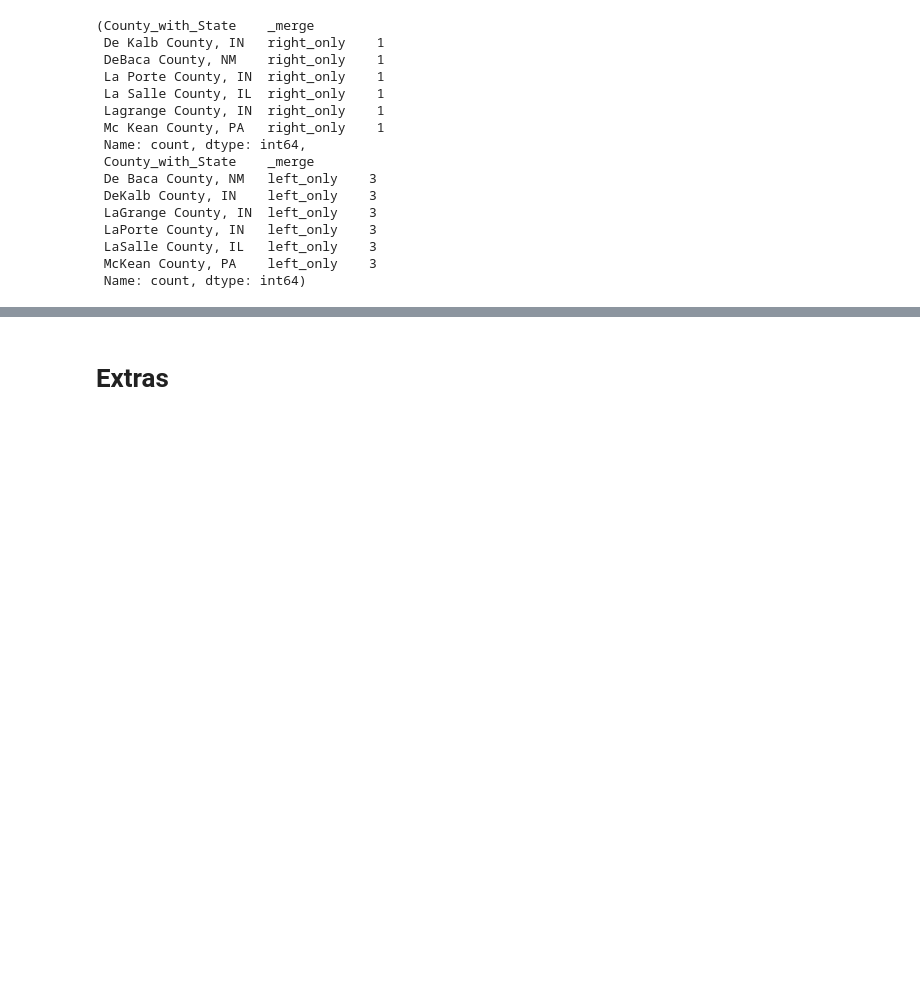
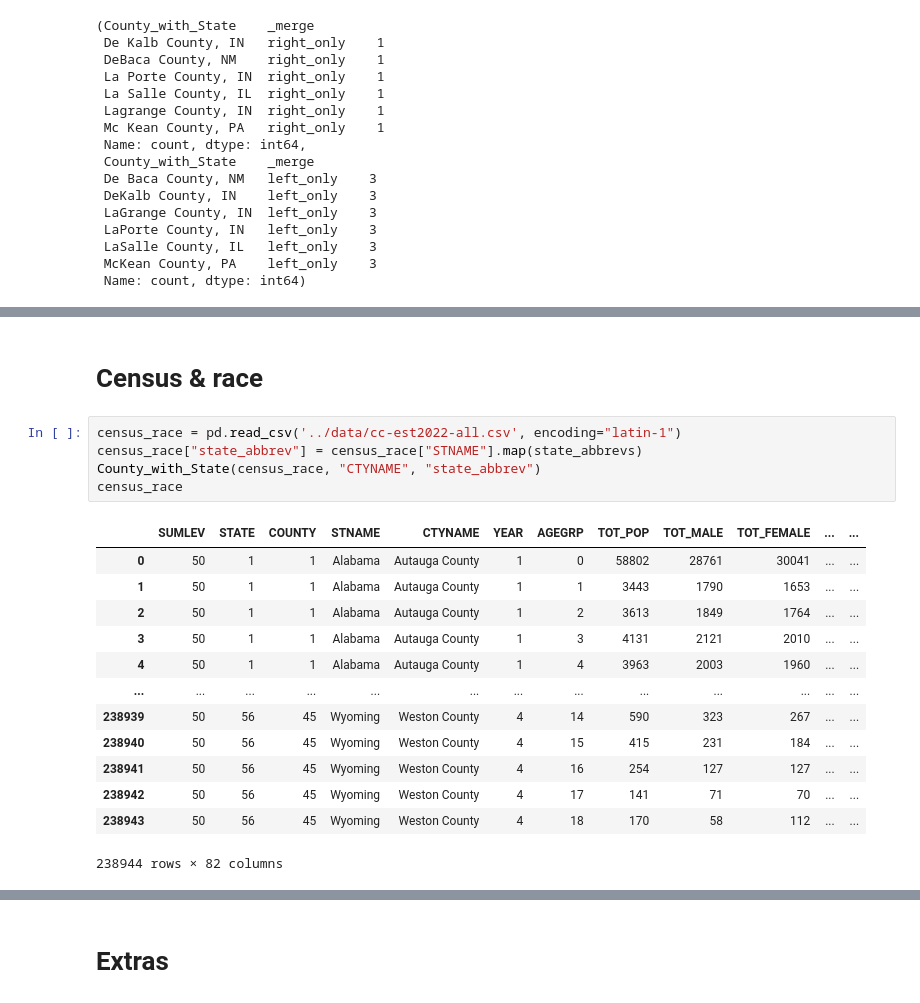
Before and after one commit to natehiatt/covid_vax_project, a Jupyter notebook: notebooks/nate_scratch.ipynb, the cells around one changed output, grey strips where cells are left out. Cells and saved outputs as stored; diff of their text form; blank space fills up the shorter version.

```diff
--- a/notebooks/nate_scratch.ipynb
+++ b/notebooks/nate_scratch.ipynb
@@ -606,0 +762,21 @@ check_overlap(df, poverty, "County_with_State")
+# %% [markdown]
+# Census & race
+# %%
+census_race = pd.read_csv('../data/cc-est2022-all.csv', encoding="latin-1")
+census_race["state_abbrev"] = census_race["STNAME"].map(state_abbrevs)
+County_with_State(census_race, "CTYNAME", "state_abbrev")
+census_race
+# %% [output]
+|  | SUMLEV | STATE | COUNTY | STNAME | CTYNAME | YEAR | AGEGRP | TOT_POP | TOT_MALE | TOT_FEMALE | ... | ... |
+| 0 | 50 | 1 | 1 | Alabama | Autauga County | 1 | 0 | 58802 | 28761 | 30041 | ... | ... |
+| 1 | 50 | 1 | 1 | Alabama | Autauga County | 1 | 1 | 3443 | 1790 | 1653 | ... | ... |
+| 2 | 50 | 1 | 1 | Alabama | Autauga County | 1 | 2 | 3613 | 1849 | 1764 | ... | ... |
+| 3 | 50 | 1 | 1 | Alabama | Autauga County | 1 | 3 | 4131 | 2121 | 2010 | ... | ... |
+| 4 | 50 | 1 | 1 | Alabama | Autauga County | 1 | 4 | 3963 | 2003 | 1960 | ... | ... |
+| ... | ... | ... | ... | ... | ... | ... | ... | ... | ... | ... | ... | ... |
+| 238939 | 50 | 56 | 45 | Wyoming | Weston County | 4 | 14 | 590 | 323 | 267 | ... | ... |
+| 238940 | 50 | 56 | 45 | Wyoming | Weston County | 4 | 15 | 415 | 231 | 184 | ... | ... |
+| 238941 | 50 | 56 | 45 | Wyoming | Weston County | 4 | 16 | 254 | 127 | 127 | ... | ... |
+| 238942 | 50 | 56 | 45 | Wyoming | Weston County | 4 | 17 | 141 | 71 | 70 | ... | ... |
+| 238943 | 50 | 56 | 45 | Wyoming | Weston County | 4 | 18 | 170 | 58 | 112 | ... | ... |
+238944 rows × 82 columns
```
Also changed, not shown: parts of 20 cells of this notebook.
